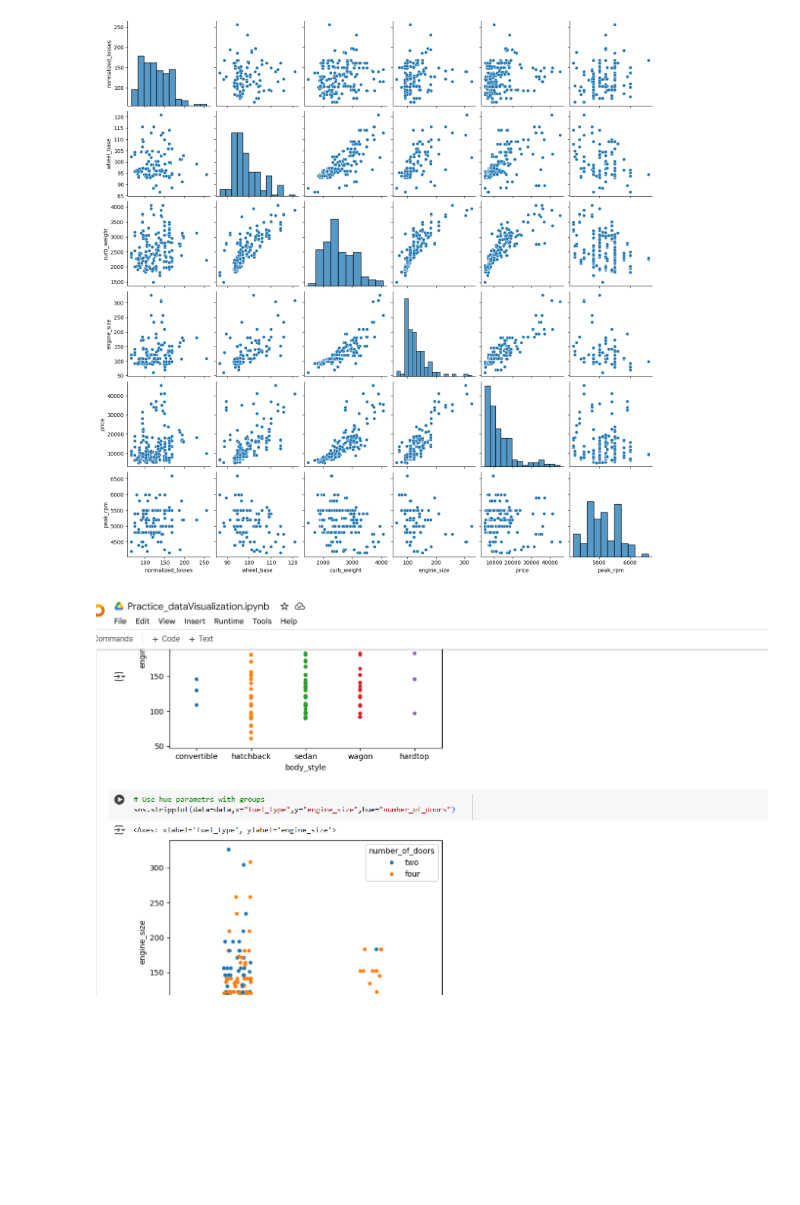
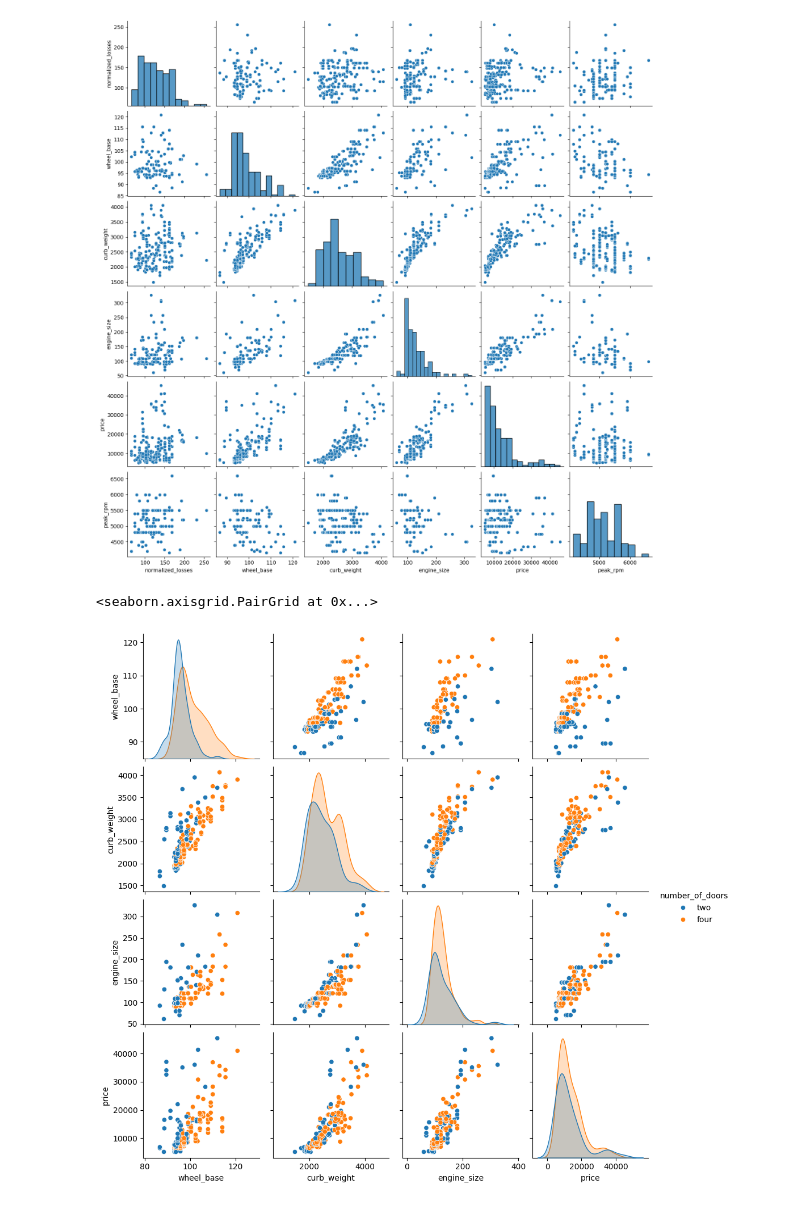
Before and after one commit to sumanthgm/Data_Science_Python, a Jupyter notebook: Practice_dataVisualization.ipynb, the cells around one changed output. Cells and saved outputs as stored; diff of their text form; code cells hidden in the pictures; blank space fills up the shorter version.

Commit message:
Pairplot,Heat map.

```diff
--- a/Practice_dataVisualization.ipynb
+++ b/Practice_dataVisualization.ipynb
@@ -485,5 +485,17 @@ sns.pairplot(data=data[["normalized_losses",
 # %% [output]
 <seaborn.axisgrid.PairGrid at 0x...>
 [figure]
-# %% [markdown]
-![image.png](embedded-picture-1)
+# %%
+# we can use the vars parmeter to list of variables from the dataset which we want to create pairploat
+# It can changed default margun plot to KDE ploat
+sns.pairplot(
+    data=data,
+    vars=["wheel_base",
+           "curb_weight",
+           "engine_size",
+           "price"],
+    hue="number_of_doors",
+)
+# %% [output]
+<seaborn.axisgrid.PairGrid at 0x...>
+[figure, added]
```
Also changed, not shown: parts of 5 cells of this notebook.
